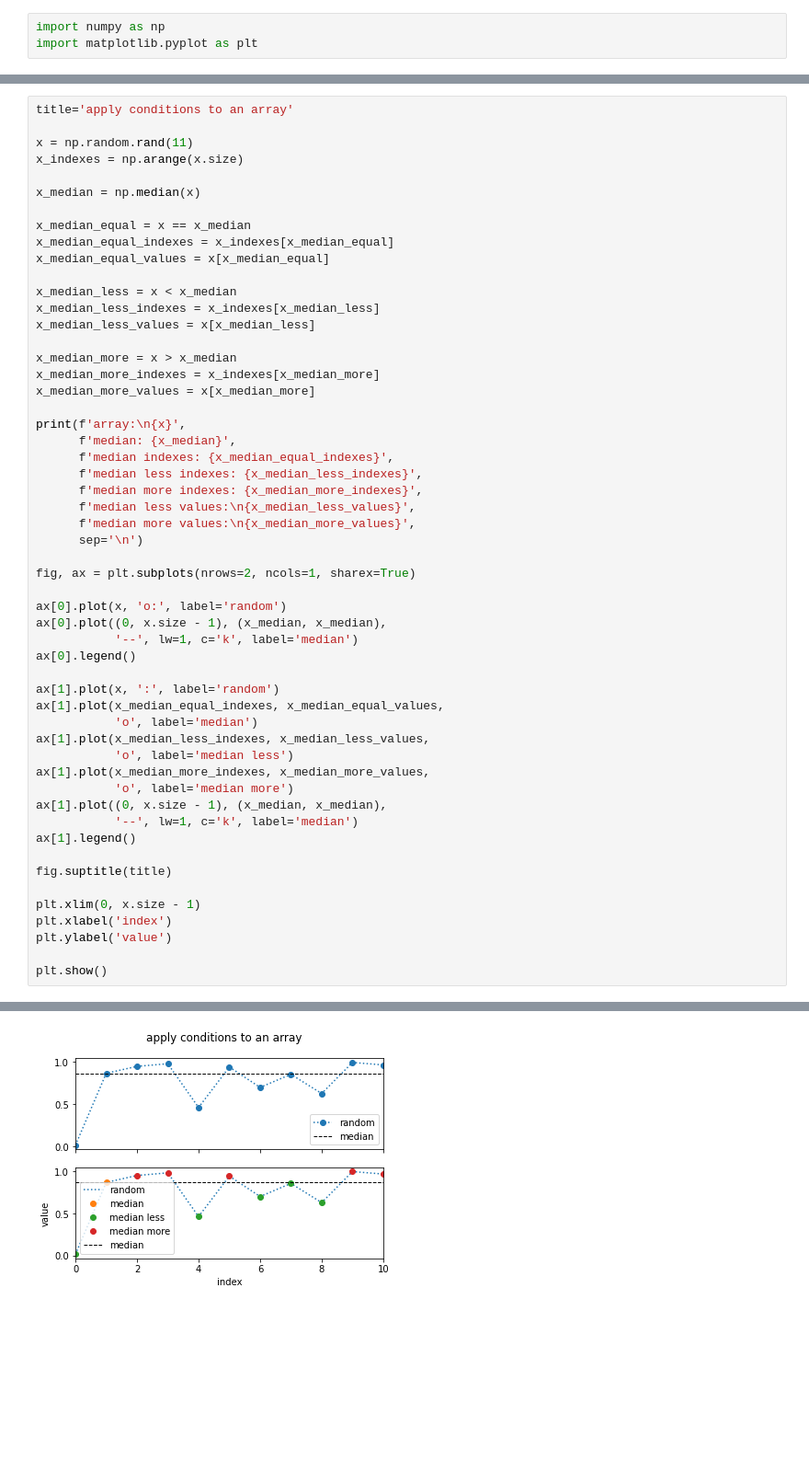
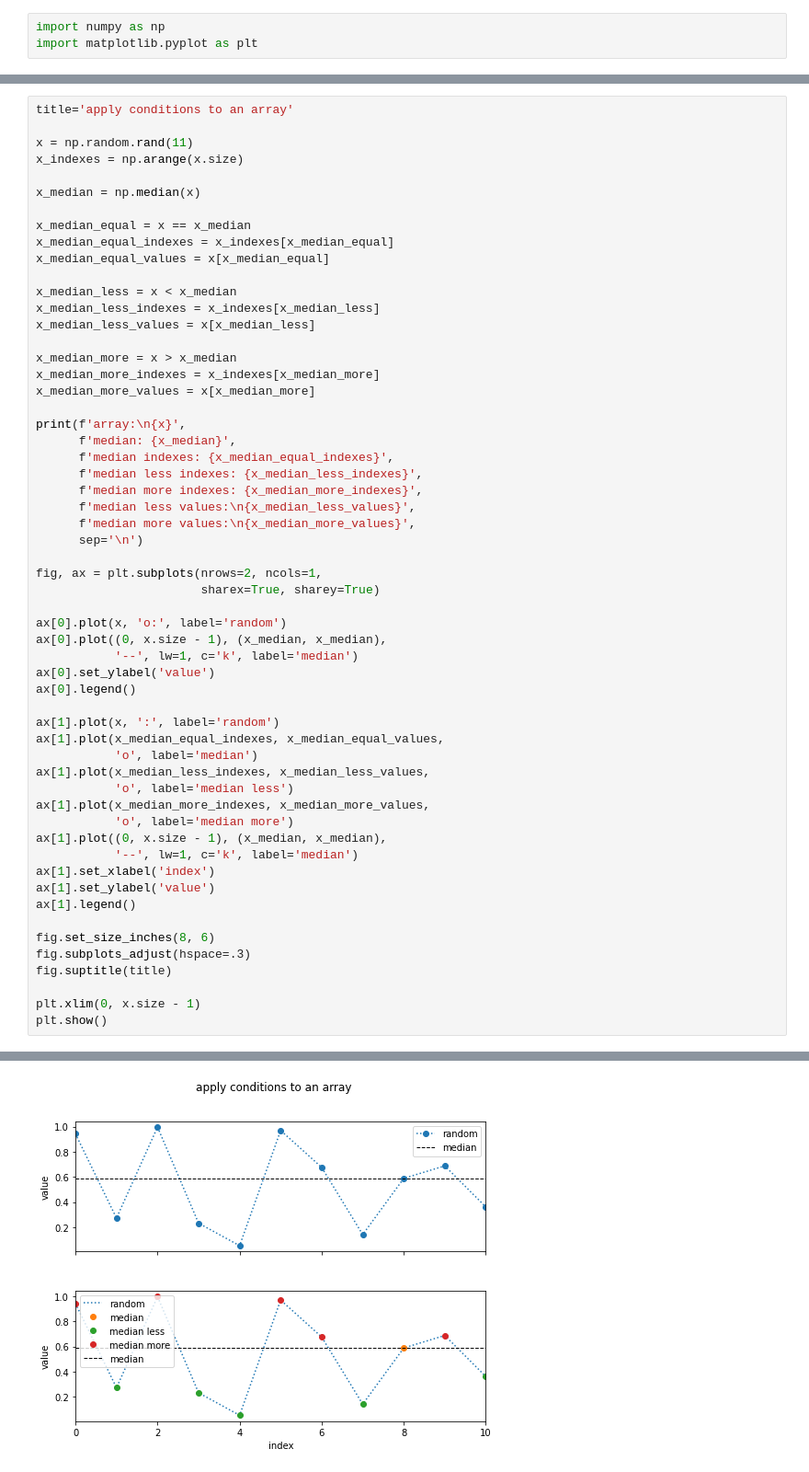
Before and after one commit to dmitry-s-danilov/numpy_quickstart, a Jupyter notebook: 04_1_basic_operations.ipynb, the cells around one changed output, grey strips where cells are left out. Shown at 92% size. Saved outputs shown, nothing was run; the diff lists cells and outputs as text; blank space fills up the shorter version.

```diff
--- a/04_1_basic_operations.ipynb
+++ b/04_1_basic_operations.ipynb
@@ -156,11 +159,13 @@ print(f'array:\n{x}',
       f'median more values:\n{x_median_more_values}',
       sep='\n')
 
-fig, ax = plt.subplots(nrows=2, ncols=1, sharex=True)
+fig, ax = plt.subplots(nrows=2, ncols=1,
+                       sharex=True, sharey=True)
 
 ax[0].plot(x, 'o:', label='random')
 ax[0].plot((0, x.size - 1), (x_median, x_median),
            '--', lw=1, c='k', label='median')
+ax[0].set_ylabel('value')
 ax[0].legend()
 
 ax[1].plot(x, ':', label='random')
@@ -172,14 +177,15 @@ ax[1].plot(x_median_more_indexes, x_median_more_values,
            'o', label='median more')
 ax[1].plot((0, x.size - 1), (x_median, x_median),
            '--', lw=1, c='k', label='median')
+ax[1].set_xlabel('index')
+ax[1].set_ylabel('value')
 ax[1].legend()
 
+fig.set_size_inches(8, 6)
+fig.subplots_adjust(hspace=.3)
 fig.suptitle(title)
 
 plt.xlim(0, x.size - 1)
-plt.xlabel('index')
-plt.ylabel('value')
-
 plt.show()
 # %% [output]
 array:
@@ -196 +202 @@ median more values:
-[figure, old version]
+[figure, new version]
```
Also changed, not shown: parts of 7 cells of this notebook.
